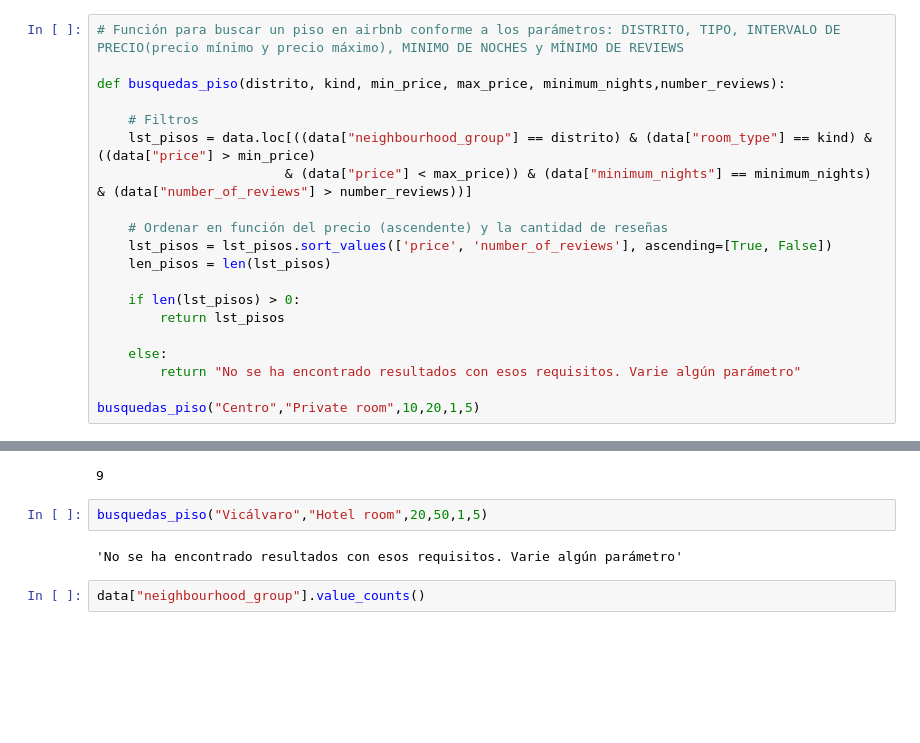
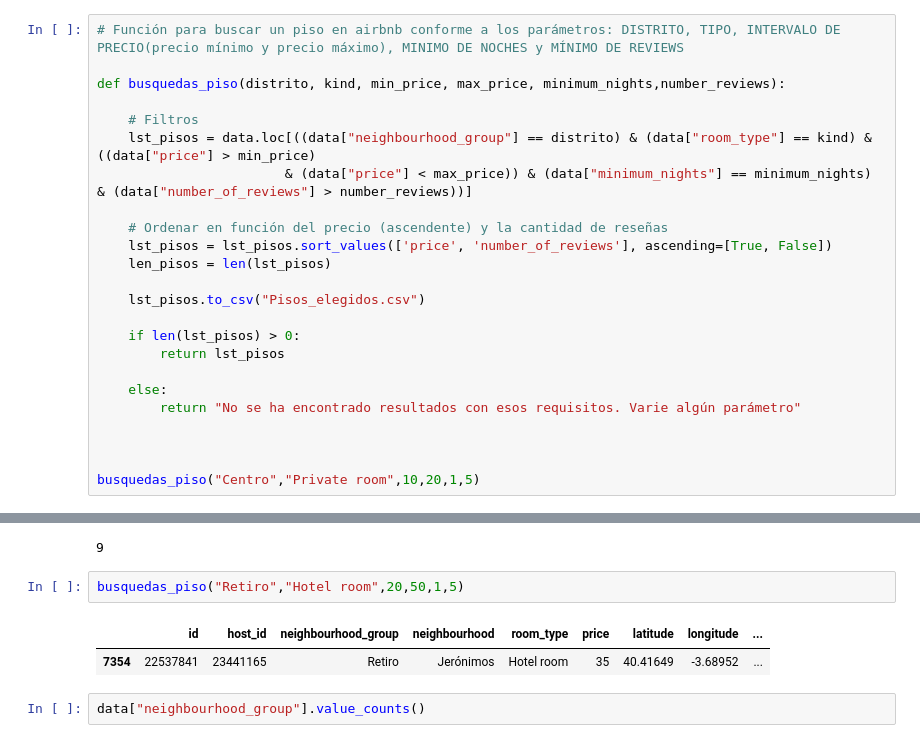
Before and after one commit to Gon41/-final-proyect-, a Jupyter notebook: 4_AirBnB.ipynb, the cells around one changed output, grey strips where cells are left out. Cells and saved outputs as stored; diff of their text form; blank space fills up the shorter version.

```diff
--- a/4_AirBnB.ipynb
+++ b/4_AirBnB.ipynb
@@ -151,12 +170,16 @@ def busquedas_piso(distrito, kind, min_price, max_price, minimum_nights,number_r
     lst_pisos = lst_pisos.sort_values(['price', 'number_of_reviews'], ascending=[True, False])
     len_pisos = len(lst_pisos)
 
+    lst_pisos.to_csv("Pisos_elegidos.csv")
+
     if len(lst_pisos) > 0:
         return lst_pisos
 
     else:
         return "No se ha encontrado resultados con esos requisitos. Varie algún parámetro"
 
+
+
 busquedas_piso("Centro","Private room",10,20,1,5)
 # %% [output]
 |  | id | host_id | neighbourhood_group | neighbourhood | room_type | price | latitude | longitude | ... |
@@ -183,9 +206,10 @@ print(len(busquedas_piso("Chamberí","Entire home/apt",15,50,3,5)))
 # %% [output]
 9
 # %%
-busquedas_piso("Vicálvaro","Hotel room",20,50,1,5)
+busquedas_piso("Retiro","Hotel room",20,50,1,5)
 # %% [output]
-'No se ha encontrado resultados con esos requisitos. Varie algún parámetro'
+|  | id | host_id | neighbourhood_group | neighbourhood | room_type | price | latitude | longitude | ... |
+| 7354 | 22537841 | 23441165 | Retiro | Jerónimos | Hotel room | 35 | 40.41649 | -3.68952 | ... |
 # %%
 data["neighbourhood_group"].value_counts()
 # %% [output]
```
Also changed, not shown: parts of 22 cells of this notebook, 9 other files.
